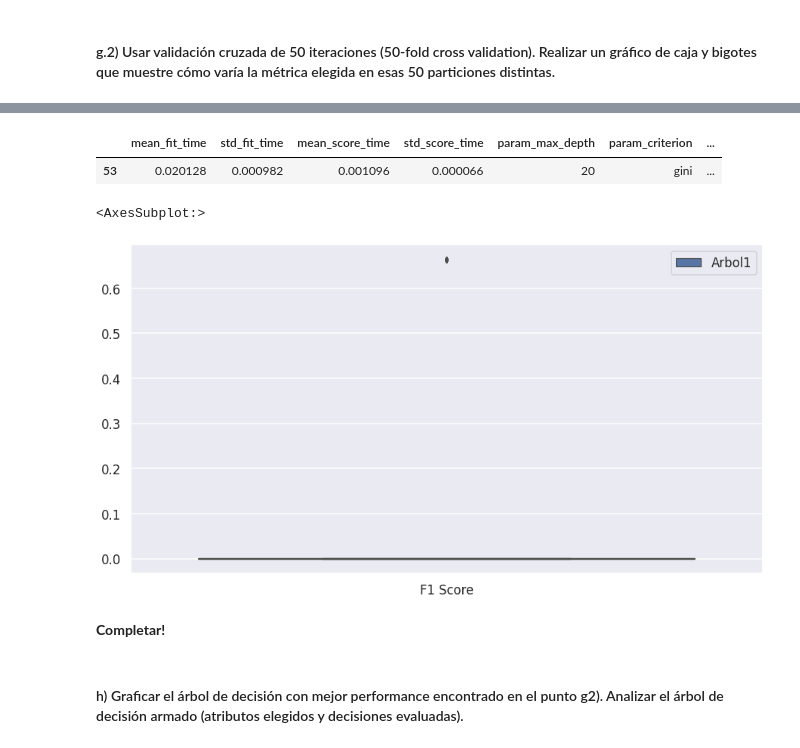
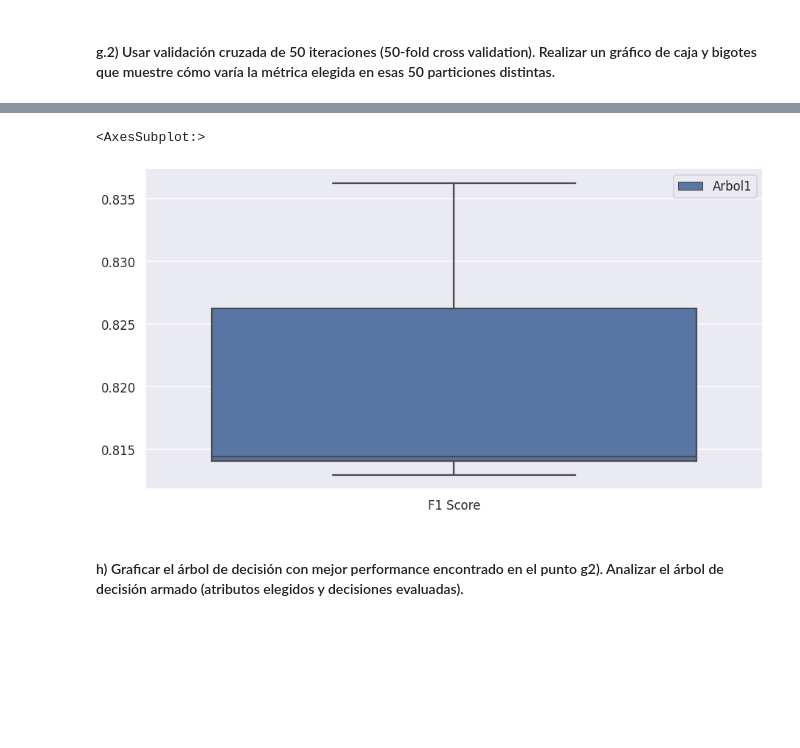
Before and after one commit to magistery-tps/aa-tp1, a Jupyter notebook: notebooks/tp1.ipynb, the cells around one changed output, grey strips where cells are left out. Drawn from its saved outputs; the diff is of its cells as text; code cells hidden in the pictures; blank space fills up the shorter version.

```diff
--- a/notebooks/tp1.ipynb
+++ b/notebooks/tp1.ipynb
@@ -912,7 +923,7 @@ for hps in hiper_params:
     data.summary()
 
     # Creamos el modelo (Arbol de decisión)...
-    model = Model(hps)
+    model = ModelFactory.create(hps)
 
     # Entrenamos...
     model.fit(data)
@@ -1014,16 +1024,31 @@ from sklearn.model_selection import StratifiedKFold, KFold, GridSearchCV, Random
 from sklearn.metrics import make_scorer
 import numpy as np
 
-params_grid = {'criterion':['gini','entropy'],
-               'max_depth':list(range(1,30)),
-               'ccp_alpha':np.linspace(0,0.5,100)}
+params_grid = {
+    'criterion': ['gini','entropy'],
+    'max_depth': list(range(1, 4)),
+    'ccp_alpha': np.linspace(0, 0.5, 1),
+    'class_weight': ['balanced']
+}
 
-kfoldcv = StratifiedKFold(n_splits=50)
+n_splits=5
+kfoldcv = StratifiedKFold(n_splits=n_splits)
 base_tree = DecisionTreeClassifier()
 scorer_fn = make_scorer(f1_score)
-randomcv = RandomizedSearchCV(estimator=base_tree,param_distributions = params_grid,scoring=scorer_fn,cv=kfoldcv,n_iter=100,)
+
+randomcv = RandomizedSearchCV(
+    estimator=base_tree,
+    param_distributions = params_grid,
+    scoring=scorer_fn,
+    cv=kfoldcv,
+    n_iter=200
+)
+
 x_train = encoded_sets_group_dev.dev_features.values
 y_train = encoded_sets_group_dev.dev_target.values
 
 randomcv.fit(x_train,y_train)
+
+random_cv_results = pd.DataFrame(randomcv.cv_results_)
+random_cv_results[random_cv_results.params == randomcv.best_params_]
 # %% [output]
@@ -1047,30 +1057,20 @@ RandomizedSearchCV(cv=StratifiedKFold(n_splits=50, random_state=None, shuffle=Fa
-# %%
-random_cv_results = pd.DataFrame(randomcv.cv_results_)
-randomcv.best_params_
-random_cv_results[random_cv_results.params == randomcv.best_params_]
-# %% [output]
-|  | mean_fit_time | std_fit_time | mean_score_time | std_score_time | param_max_depth | param_criterion | ... |
-| 53 | 0.020128 | 0.000982 | 0.001096 | 0.000066 | 20 | gini | ... |
 # %%
-all_metrics = accs + precisions + recalls + f1s
 metric_labels = []
-metric_labels = ['F1 Score']*50
+metric_labels = ['F1 Score']*n_splits
 
 
 accs_kfold = []
-for x in range(0,50):
+for x in range(0,n_splits):
   col = 'split' + str(x) + '_test_score'
   accs_kfold.append(random_cv_results[col].values[0])
 
 hue = []
-hue = ['Arbol1']*50
+hue = ['Arbol1']*n_splits
 sns.set_context('talk')
 plt.figure(figsize=(15,8))
 sns.boxplot(metric_labels,accs_kfold,hue=hue)
 # %% [output]
 <AxesSubplot:>
-[figure, old version]
+[figure, new version]
-# %% [markdown]
-**Completar!**
 # %% [markdown]
 #### h) Graficar el árbol de decisión con mejor performance encontrado en el punto g2). Analizar el árbol de decisión armado (atributos elegidos y decisiones evaluadas).
```
Also changed, not shown: parts of 6 cells of this notebook.
